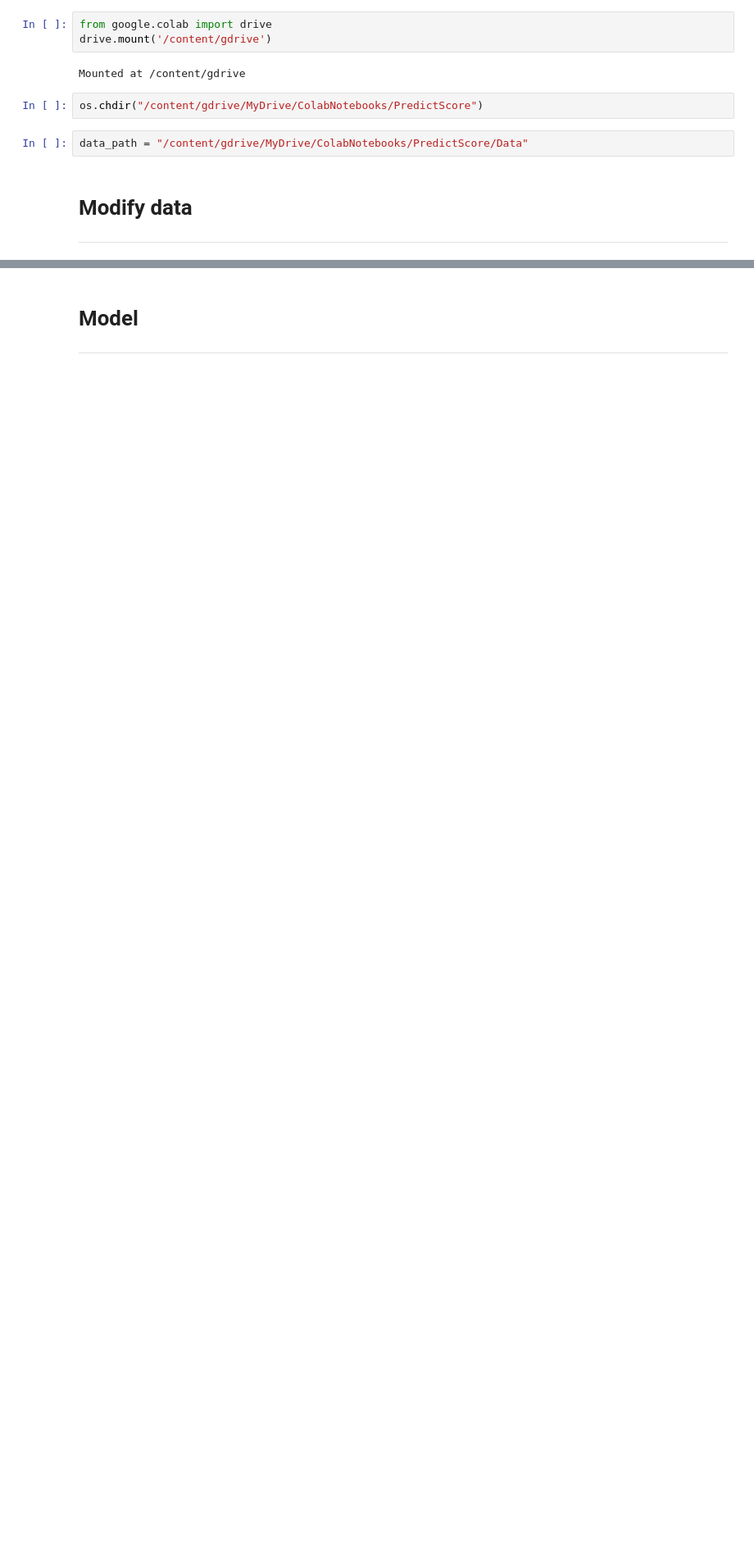
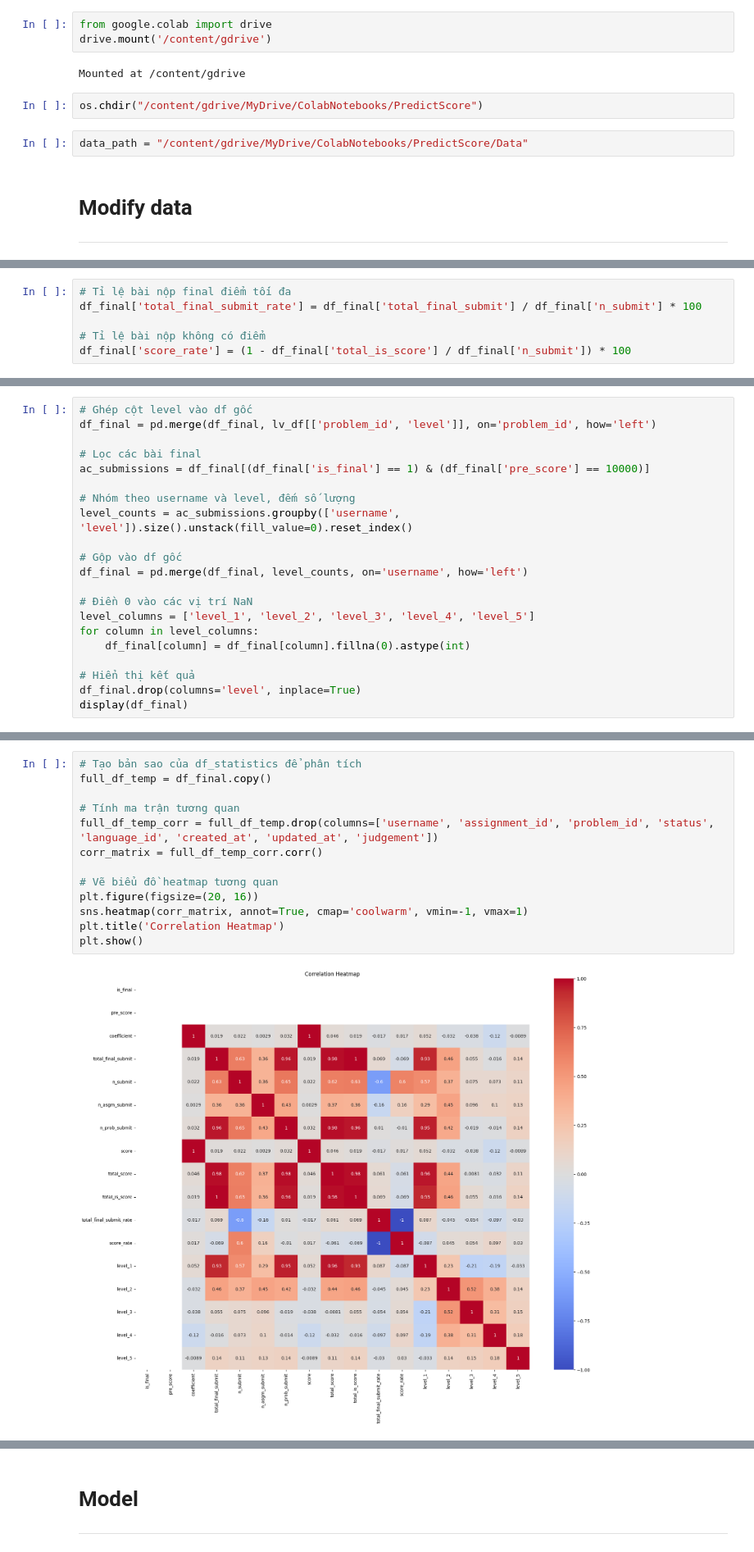
Before and after one commit to leducdat-tpose/CS114.P11, a Jupyter notebook: FinalProject/PredictScore/CS114.P11.Predict.Score.ipynb, the cells around one changed output, grey strips where cells are left out. Shown at 82% size. Drawn from its saved outputs; the diff is of its cells as text; blank space fills up the shorter version.

```diff
--- a/FinalProject/PredictScore/CS114.P11.Predict.Score.ipynb
+++ b/FinalProject/PredictScore/CS114.P11.Predict.Score.ipynb
@@ -273,0 +140,6 @@ dtype: int64
+# %%
+# Tỉ lệ bài nộp final điểm tối đa
+df_final['total_final_submit_rate'] = df_final['total_final_submit'] / df_final['n_submit'] * 100
+
+# Tỉ lệ bài nộp không có điểm
+df_final['score_rate'] = (1 - df_final['total_is_score'] / df_final['n_submit']) * 100
@@ -273,0 +185,21 @@ dtype: int64
+# %%
+# Ghép cột level vào df gốc
+df_final = pd.merge(df_final, lv_df[['problem_id', 'level']], on='problem_id', how='left')
+
+# Lọc các bài final
+ac_submissions = df_final[(df_final['is_final'] == 1) & (df_final['pre_score'] == 10000)]
+
+# Nhóm theo username và level, đếm số lượng
+level_counts = ac_submissions.groupby(['username', 'level']).size().unstack(fill_value=0).reset_index()
+
+# Gộp vào df gốc
+df_final = pd.merge(df_final, level_counts, on='username', how='left')
+
+# Điền 0 vào các vị trí NaN
+level_columns = ['level_1', 'level_2', 'level_3', 'level_4', 'level_5']
+for column in level_columns:
+    df_final[column] = df_final[column].fillna(0).astype(int)
+
+# Hiển thị kết quả
+df_final.drop(columns='level', inplace=True)
+display(df_final)
@@ -273,0 +220,15 @@ dtype: int64
+# %%
+# Tạo bản sao của df_statistics để phân tích
+full_df_temp = df_final.copy()
+
+# Tính ma trận tương quan
+full_df_temp_corr = full_df_temp.drop(columns=['username', 'assignment_id', 'problem_id', 'status', 'language_id', 'created_at', 'updated_at', 'judgement'])
+corr_matrix = full_df_temp_corr.corr()
+
+# Vẽ biểu đồ heatmap tương quan
+plt.figure(figsize=(20, 16))
+sns.heatmap(corr_matrix, annot=True, cmap='coolwarm', vmin=-1, vmax=1)
+plt.title('Correlation Heatmap')
+plt.show()
+# %% [output]
+[figure, added]
```
Also changed, not shown: parts of 85 cells of this notebook.
